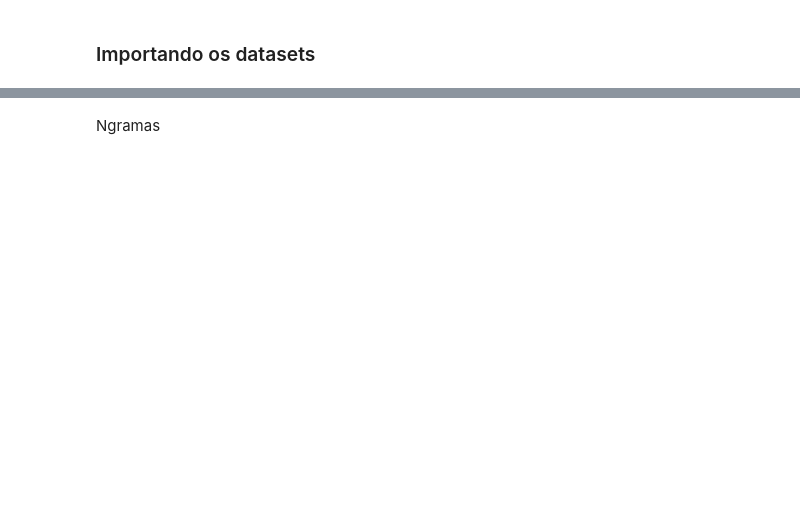
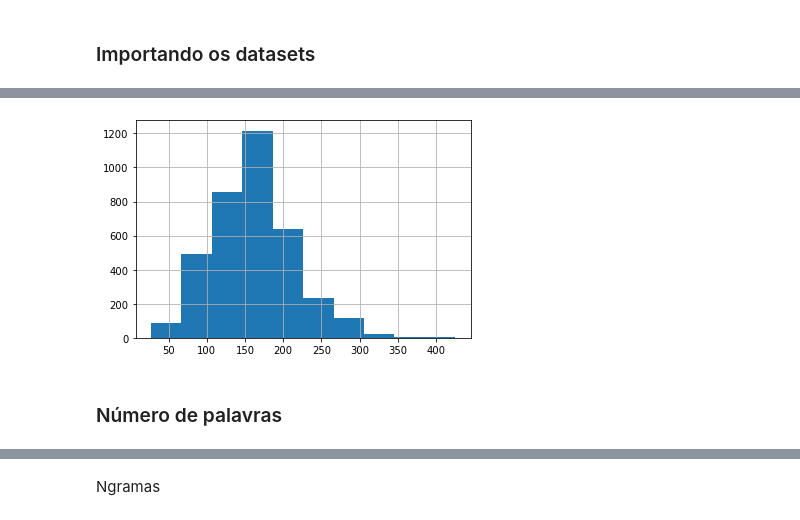
Before and after one commit to nanquim/falsiane, a Jupyter notebook: Análise e Exploração dos Dados.ipynb, the cells around one changed output, grey strips where cells are left out. Cells and saved outputs as stored; diff of their text form; code cells hidden in the pictures; blank space fills up the shorter version.

```diff
--- a/Análise e Exploração dos Dados.ipynb
+++ b/Análise e Exploração dos Dados.ipynb
@@ -53,0 +151,6 @@ print(f'Quantidade de registros por categoria:\n {categorias}')
+# %%
+hist_char_por_sentenca(verdadeiras['Resumo'])
+# %% [output]
+[figure, added]
+# %% [markdown]
+### Número de palavras
```
Also changed, not shown: parts of 58 cells of this notebook.
